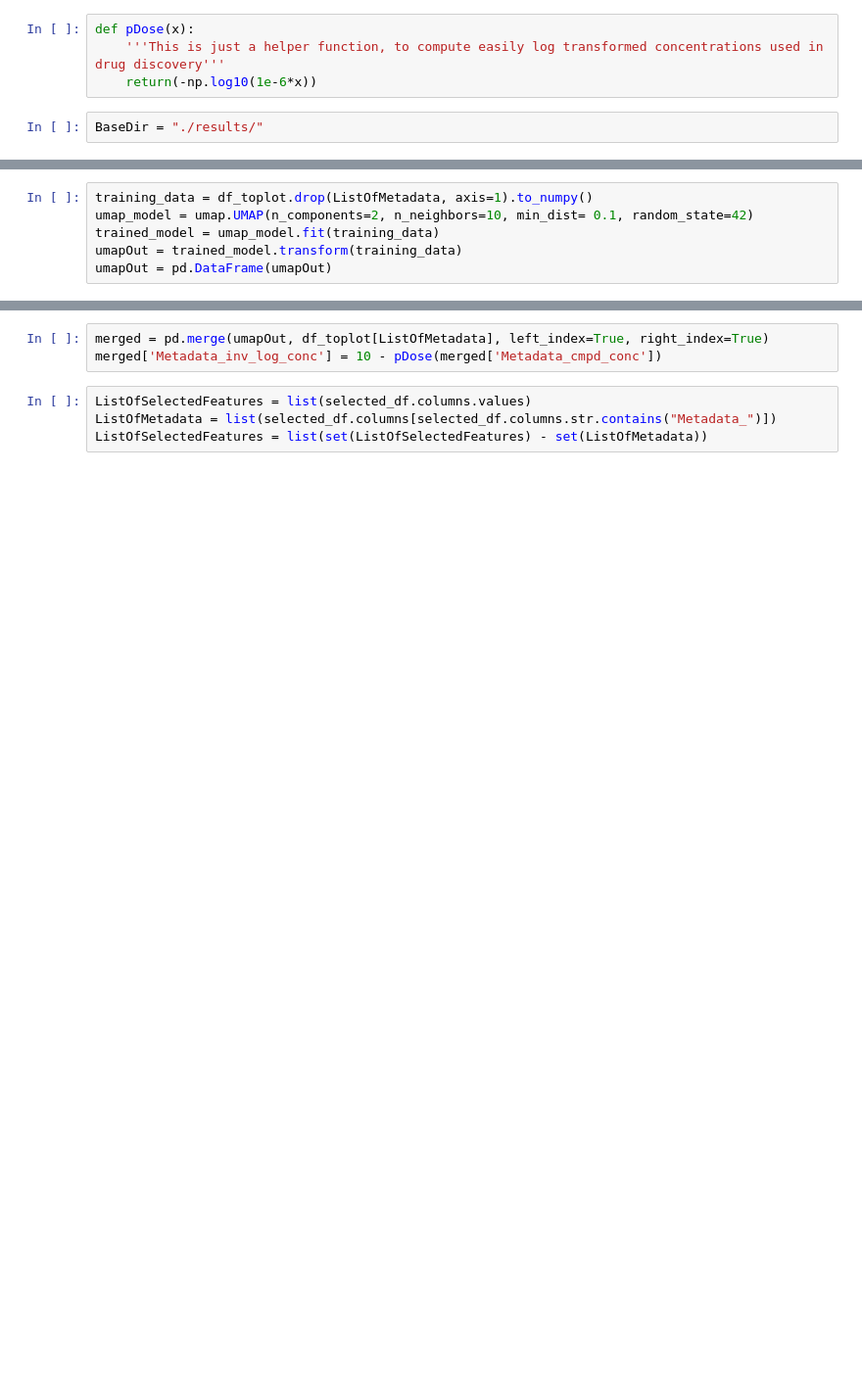
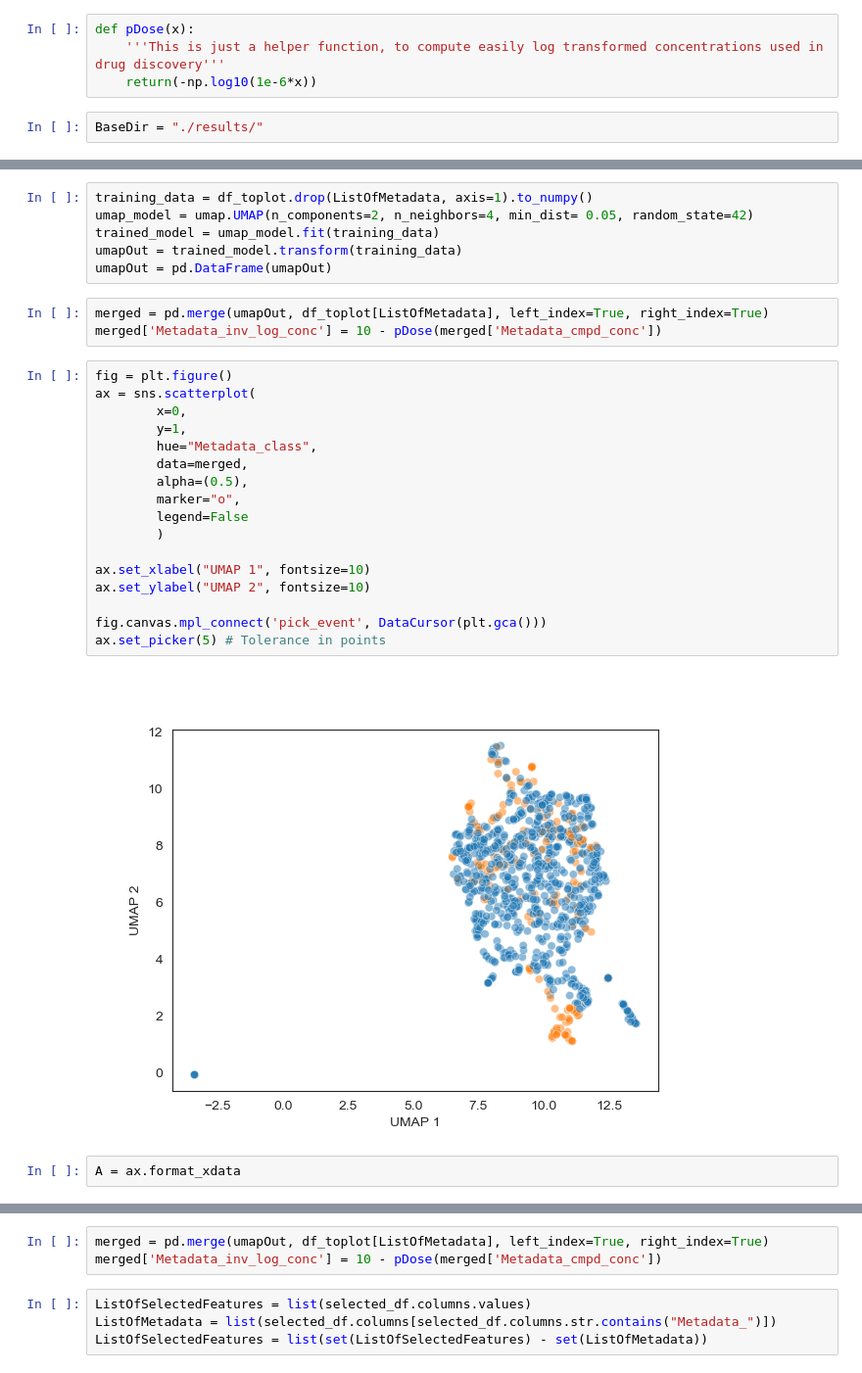
Before and after one commit to pharmbio/colopaint3D, a Jupyter notebook: 2D_analysis_v2/test_UMAP.ipynb, the cells around one changed output, grey strips where cells are left out. Shown at 98% size. Saved outputs shown, nothing was run; the diff lists cells and outputs as text; blank space fills up the shorter version.

```diff
--- a/2D_analysis_v2/test_UMAP.ipynb
+++ b/2D_analysis_v2/test_UMAP.ipynb
@@ -31,9 +72,33 @@ df_toplot = df_toplot[(df_toplot['Metadata_cmpd_conc'] == 10) | (df_toplot['Meta
 # %%
 training_data = df_toplot.drop(ListOfMetadata, axis=1).to_numpy()
-umap_model = umap.UMAP(n_components=2, n_neighbors=10, min_dist= 0.1, random_state=42)
+umap_model = umap.UMAP(n_components=2, n_neighbors=4, min_dist= 0.05, random_state=42)
 trained_model = umap_model.fit(training_data)
 umapOut = trained_model.transform(training_data)
 umapOut = pd.DataFrame(umapOut)
+# %%
+merged = pd.merge(umapOut, df_toplot[ListOfMetadata], left_index=True, right_index=True)
+merged['Metadata_inv_log_conc'] = 10 - pDose(merged['Metadata_cmpd_conc'])
+# %%
+fig = plt.figure()
+ax = sns.scatterplot(
+        x=0,
+        y=1,
+        hue="Metadata_class",
+        data=merged,
+        alpha=(0.5),
+        marker="o",
+        legend=False
+        )
+
+ax.set_xlabel("UMAP 1", fontsize=10)
+ax.set_ylabel("UMAP 2", fontsize=10)
+
+fig.canvas.mpl_connect('pick_event', DataCursor(plt.gca()))
+ax.set_picker(5) # Tolerance in points
+# %% [output]
+[figure, added]
+# %%
+A = ax.format_xdata
 # %%
 plt.figure()
 ax = sns.scatterplot(
```
Also changed, not shown: parts of 8 cells of this notebook, 2 other files.
